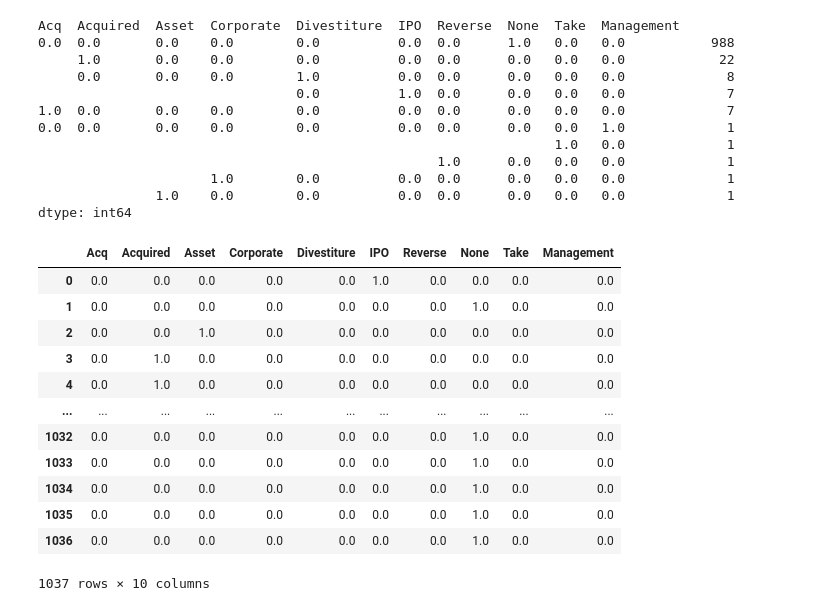
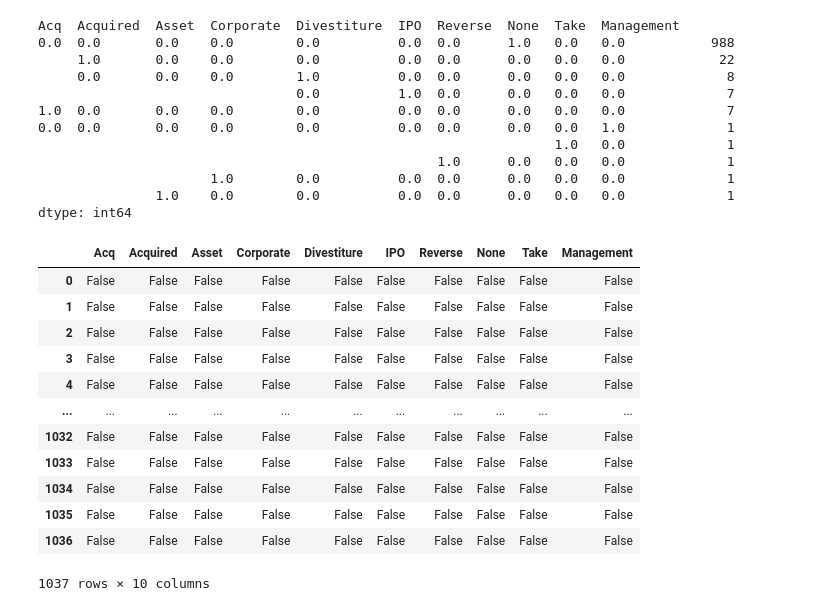
Before and after one commit to bimacahyosaktiutomo/Praktikum_KB, a Jupyter notebook: Praktikum_KB_4/2209106021_BimasaktiCahyoUtomo_POSTTEST4.ipynb, the cells around one changed output. Cells and saved outputs as stored; diff of their text form; code cells hidden in the pictures.

```diff
--- a/Praktikum_KB_4/2209106021_BimasaktiCahyoUtomo_POSTTEST4.ipynb
+++ b/Praktikum_KB_4/2209106021_BimasaktiCahyoUtomo_POSTTEST4.ipynb
@@ -202,5 +202,5 @@ Mengecek jumlah null pada setiap kolom
 # %%
 df2[['Founded Year', 'Investors Count', 'Deal Terms', 'Portfolio Exits']] = df2[['Founded Year', 'Investors Count', 'Deal Terms', 'Portfolio Exits']].fillna(df2[['Founded Year', 'Investors Count', 'Deal Terms', 'Portfolio Exits']]).median()
 df2[['Total Raised']] = df2[['Total Raised']].fillna(df2[['Total Raised']]).mean()
-df2[['Country']] = df2[['Country']].fillna(df2['Country'].mode()[0])
+df2[['Country']] = df2[['Country']].fillna(df2['Country'].mode())
 # %% [markdown]
@@ -234,0 +235,4 @@ Mengecek jumlah duplikat pada data set
+# %%
+df2.drop_duplicates(inplace=True)
+df2.reset_index(inplace=True)
+df2.drop(columns=['index'])
@@ -284,18 +303,18 @@ Acq  Acquired  Asset  Corporate  Divestiture  IPO  Reverse  None  Take  Manageme
                1.0    0.0        0.0          0.0  0.0      0.0   0.0   0.0             1
 dtype: int64
 # %%
-encoded
+encoded.isnull()
 # %% [output]
 |  | Acq | Acquired | Asset | Corporate | Divestiture | IPO | Reverse | None | Take | Management |
-| 0 | 0.0 | 0.0 | 0.0 | 0.0 | 0.0 | 1.0 | 0.0 | 0.0 | 0.0 | 0.0 |
-| 1 | 0.0 | 0.0 | 0.0 | 0.0 | 0.0 | 0.0 | 0.0 | 1.0 | 0.0 | 0.0 |
-| 2 | 0.0 | 0.0 | 1.0 | 0.0 | 0.0 | 0.0 | 0.0 | 0.0 | 0.0 | 0.0 |
-| 3 | 0.0 | 1.0 | 0.0 | 0.0 | 0.0 | 0.0 | 0.0 | 0.0 | 0.0 | 0.0 |
-| 4 | 0.0 | 1.0 | 0.0 | 0.0 | 0.0 | 0.0 | 0.0 | 0.0 | 0.0 | 0.0 |
+| 0 | False | False | False | False | False | False | False | False | False | False |
+| 1 | False | False | False | False | False | False | False | False | False | False |
+| 2 | False | False | False | False | False | False | False | False | False | False |
+| 3 | False | False | False | False | False | False | False | False | False | False |
+| 4 | False | False | False | False | False | False | False | False | False | False |
 | ... | ... | ... | ... | ... | ... | ... | ... | ... | ... | ... |
-| 1032 | 0.0 | 0.0 | 0.0 | 0.0 | 0.0 | 0.0 | 0.0 | 1.0 | 0.0 | 0.0 |
-| 1033 | 0.0 | 0.0 | 0.0 | 0.0 | 0.0 | 0.0 | 0.0 | 1.0 | 0.0 | 0.0 |
-| 1034 | 0.0 | 0.0 | 0.0 | 0.0 | 0.0 | 0.0 | 0.0 | 1.0 | 0.0 | 0.0 |
-| 1035 | 0.0 | 0.0 | 0.0 | 0.0 | 0.0 | 0.0 | 0.0 | 1.0 | 0.0 | 0.0 |
-| 1036 | 0.0 | 0.0 | 0.0 | 0.0 | 0.0 | 0.0 | 0.0 | 1.0 | 0.0 | 0.0 |
+| 1032 | False | False | False | False | False | False | False | False | False | False |
+| 1033 | False | False | False | False | False | False | False | False | False | False |
+| 1034 | False | False | False | False | False | False | False | False | False | False |
+| 1035 | False | False | False | False | False | False | False | False | False | False |
+| 1036 | False | False | False | False | False | False | False | False | False | False |
 1037 rows × 10 columns
```
Also changed, not shown: parts of 31 cells of this notebook, 1 other file.
